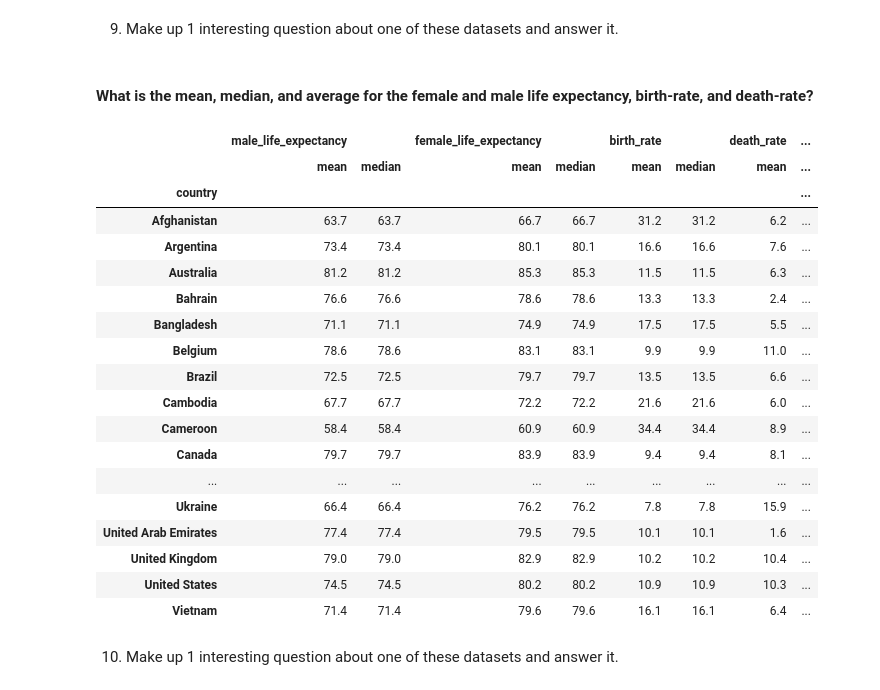
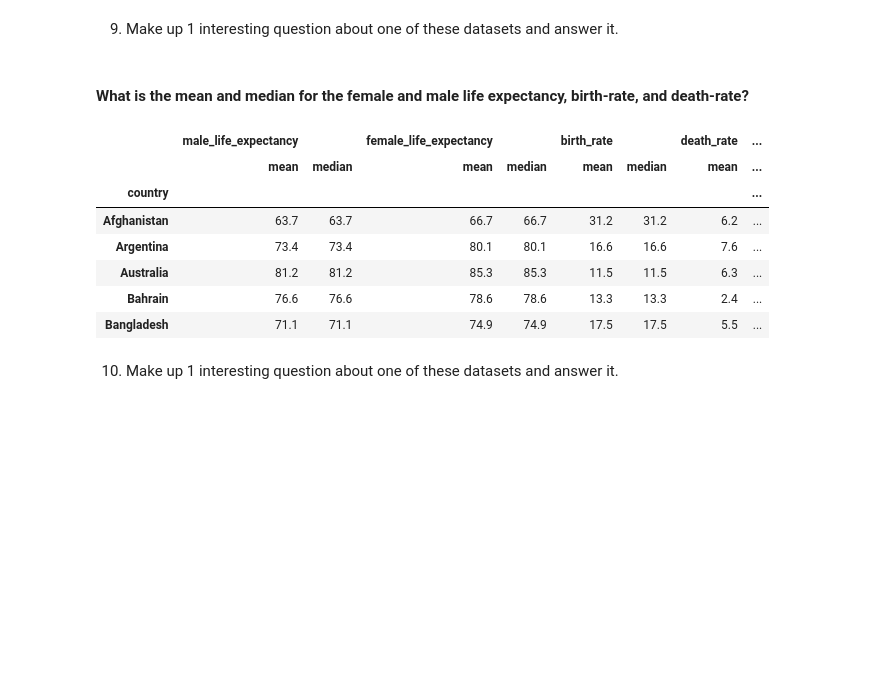
Before and after one commit to AveryH6/cis277-fa22-Lab4, a Jupyter notebook: Lab4.ipynb, the cells around one changed output. Drawn from its saved outputs; the diff is of its cells as text; code cells hidden in the pictures; blank space fills up the shorter version.

```diff
--- a/Lab4.ipynb
+++ b/Lab4.ipynb
@@ -202,33 +202,22 @@ iq_max.female_life_expectancy.mean()
 # %% [markdown]
 9. Make up 1 interesting question about one of these datasets and answer it.
 # %% [markdown]
-#### What is the mean, median, and average for the female and male life expectancy, birth-rate, and death-rate?
+#### What is the mean and median for the female and male life expectancy, birth-rate, and death-rate?
 # %%
 data4.groupby('country').agg ( {
     'male_life_expectancy' : ['mean', 'median'],
     'female_life_expectancy' : ['mean', 'median'],
     'birth_rate' : ['mean', 'median'],
     'death_rate' : ['mean', 'median']
-})
+}).head()
 # %% [output]
 |  | male_life_expectancy |  | female_life_expectancy |  | birth_rate |  | death_rate | ... |
 |  | mean | median | mean | median | mean | median | mean | ... |
 | country |  |  |  |  |  |  |  | ... |
 | Afghanistan | 63.7 | 63.7 | 66.7 | 66.7 | 31.2 | 31.2 | 6.2 | ... |
 | Argentina | 73.4 | 73.4 | 80.1 | 80.1 | 16.6 | 16.6 | 7.6 | ... |
 | Australia | 81.2 | 81.2 | 85.3 | 85.3 | 11.5 | 11.5 | 6.3 | ... |
 | Bahrain | 76.6 | 76.6 | 78.6 | 78.6 | 13.3 | 13.3 | 2.4 | ... |
 | Bangladesh | 71.1 | 71.1 | 74.9 | 74.9 | 17.5 | 17.5 | 5.5 | ... |
-| Belgium | 78.6 | 78.6 | 83.1 | 83.1 | 9.9 | 9.9 | 11.0 | ... |
-| Brazil | 72.5 | 72.5 | 79.7 | 79.7 | 13.5 | 13.5 | 6.6 | ... |
-| Cambodia | 67.7 | 67.7 | 72.2 | 72.2 | 21.6 | 21.6 | 6.0 | ... |
-| Cameroon | 58.4 | 58.4 | 60.9 | 60.9 | 34.4 | 34.4 | 8.9 | ... |
-| Canada | 79.7 | 79.7 | 83.9 | 83.9 | 9.4 | 9.4 | 8.1 | ... |
-| ... | ... | ... | ... | ... | ... | ... | ... | ... |
-| Ukraine | 66.4 | 66.4 | 76.2 | 76.2 | 7.8 | 7.8 | 15.9 | ... |
-| United Arab Emirates | 77.4 | 77.4 | 79.5 | 79.5 | 10.1 | 10.1 | 1.6 | ... |
-| United Kingdom | 79.0 | 79.0 | 82.9 | 82.9 | 10.2 | 10.2 | 10.4 | ... |
-| United States | 74.5 | 74.5 | 80.2 | 80.2 | 10.9 | 10.9 | 10.3 | ... |
-| Vietnam | 71.4 | 71.4 | 79.6 | 79.6 | 16.1 | 16.1 | 6.4 | ... |
 # %% [markdown]
 10. Make up 1 interesting question about one of these datasets and answer it.
```
Also changed, not shown: parts of 2 cells of this notebook.
